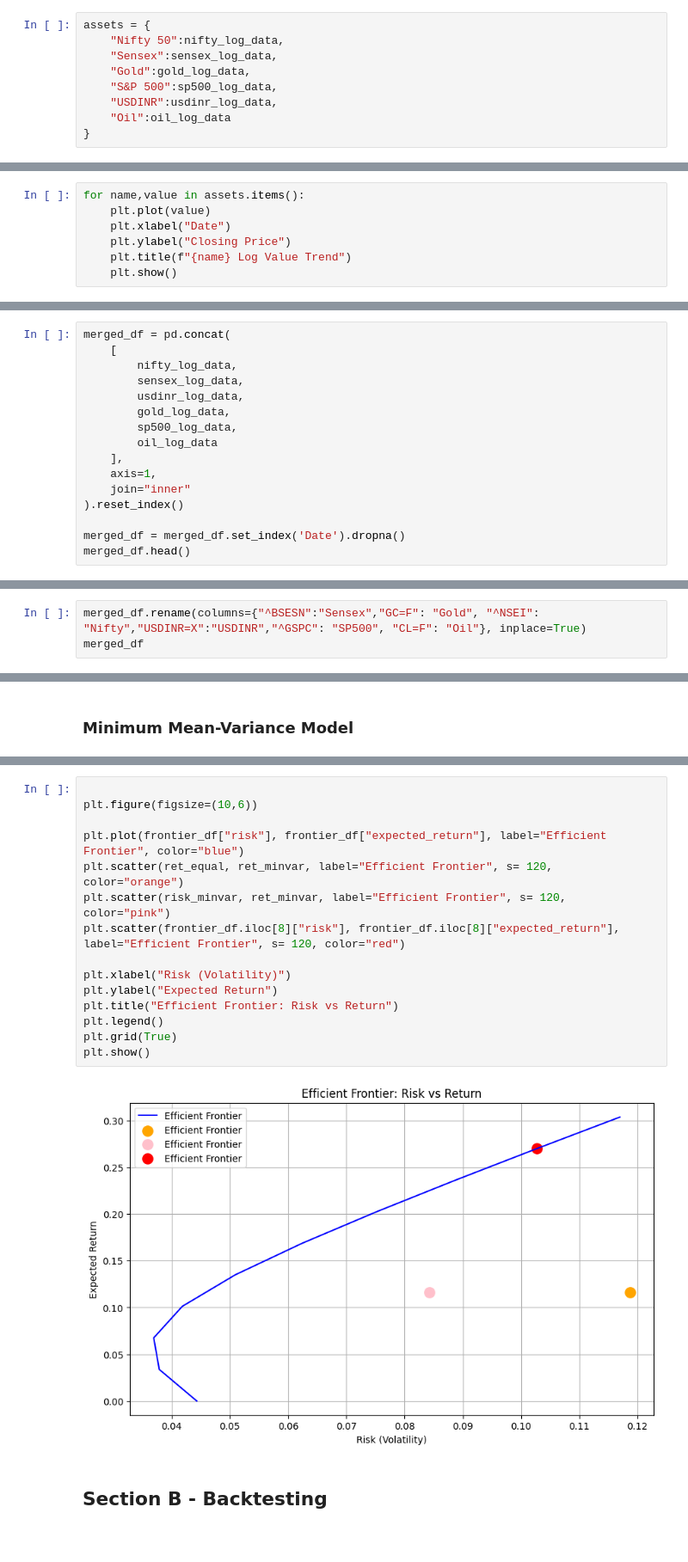
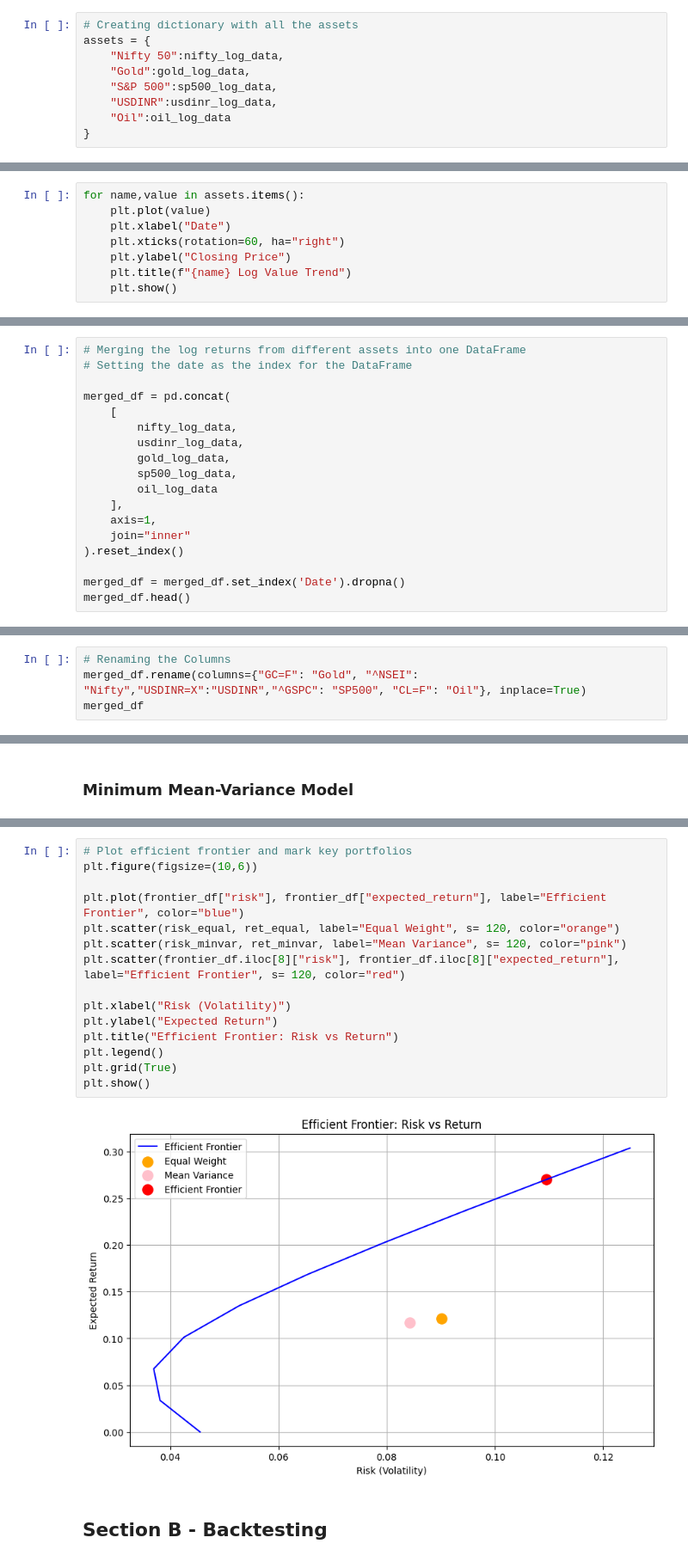
Before and after one commit to eshannaik/Portfolio-Management, a Jupyter notebook: Portfolio Management.ipynb, the cells around one changed output, grey strips where cells are left out. Shown at 86% size. Drawn from its saved outputs; the diff is of its cells as text.

```diff
--- a/Portfolio Management.ipynb
+++ b/Portfolio Management.ipynb
@@ -150,9 +139,9 @@ Name: CL=F, Length: 752, dtype: float64
 # %% [markdown]
 # Analysis of the Data
 # %%
+# Creating dictionary with all the assets
 assets = {
     "Nifty 50":nifty_log_data,
-    "Sensex":sensex_log_data,
     "Gold":gold_log_data,
     "S&P 500":sp500_log_data,
     "USDINR":usdinr_log_data,
@@ -178,6 +168,7 @@ Oil Kurtosis:  1.0349517799385568
 for name,value in assets.items():
     plt.plot(value)
     plt.xlabel("Date")
+    plt.xticks(rotation=60, ha="right")
     plt.ylabel("Closing Price")
     plt.title(f"{name} Log Value Trend")
     plt.show()
@@ -261,10 +254,12 @@ Maximum Lower Value:  0.0062526069473663425
 # %% [markdown]
 # Correlation Matrix
 # %%
+# Merging the log returns from different assets into one DataFrame
+# Setting the date as the index for the DataFrame
+
 merged_df = pd.concat(
     [
         nifty_log_data,
-        sensex_log_data,
         usdinr_log_data,
         gold_log_data,
         sp500_log_data,
@@ -287,4 +282,5 @@ merged_df.head()
 # %%
-merged_df.rename(columns={"^BSESN":"Sensex","GC=F": "Gold", "^NSEI": "Nifty","USDINR=X":"USDINR","^GSPC": "SP500", "CL=F": "Oil"}, inplace=True)
+# Renaming the Columns
+merged_df.rename(columns={"GC=F": "Gold", "^NSEI": "Nifty","USDINR=X":"USDINR","^GSPC": "SP500", "CL=F": "Oil"}, inplace=True)
 merged_df
 # %% [output]
@@ -469,20 +481,20 @@ frontier_df
 # %%
-
+# Plot efficient frontier and mark key portfolios
 plt.figure(figsize=(10,6))
 
 plt.plot(frontier_df["risk"], frontier_df["expected_return"], label="Efficient Frontier", color="blue")
-plt.scatter(ret_equal, ret_minvar, label="Efficient Frontier", s= 120, color="orange")
-plt.scatter(risk_minvar, ret_minvar, label="Efficient Frontier", s= 120, color="pink")
+plt.scatter(risk_equal, ret_equal, label="Equal Weight", s= 120, color="orange")
+plt.scatter(risk_minvar, ret_minvar, label="Mean Variance", s= 120, color="pink")
 plt.scatter(frontier_df.iloc[8]["risk"], frontier_df.iloc[8]["expected_return"], label="Efficient Frontier", s= 120, color="red")
 
 plt.xlabel("Risk (Volatility)")
 plt.ylabel("Expected Return")
 plt.title("Efficient Frontier: Risk vs Return")
 plt.legend()
 plt.grid(True)
 plt.show()
 # %% [output]
-[figure, old version]
+[figure, new version]
 # %% [markdown]
 ## Section B - Backtesting
 # %% [markdown]
```
Also changed, not shown: parts of 52 cells of this notebook, 12 other files.
